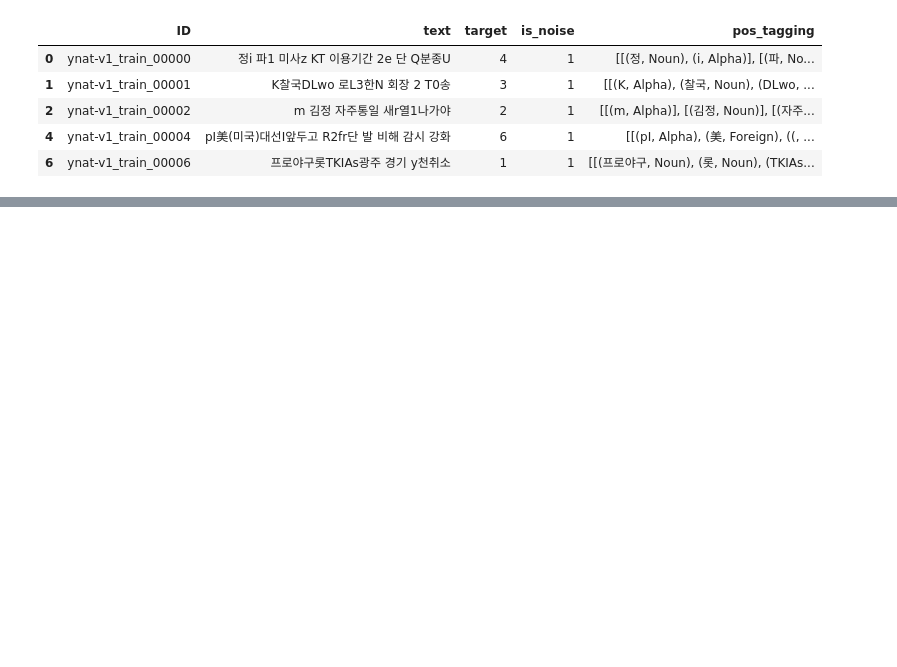
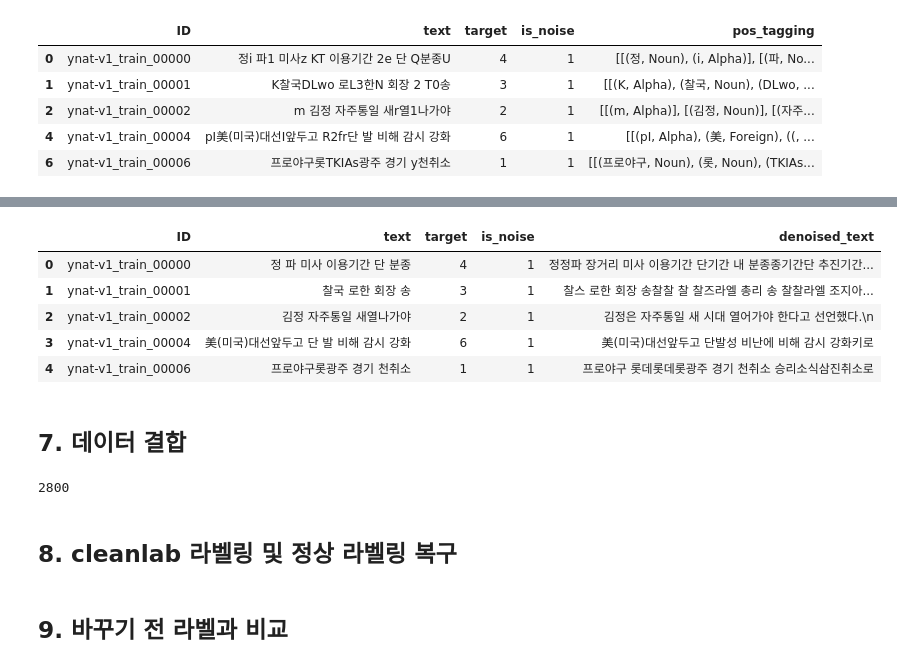
Before and after one commit to yeseoLee/Data-Centric-Topic-Classification, a Jupyter notebook: notebooks/denoising.ipynb, the cells around one changed output, grey strips where cells are left out. Saved outputs shown, nothing was run; the diff lists cells and outputs as text; code cells hidden in the pictures; blank space fills up the shorter version.

```diff
--- a/notebooks/denoising.ipynb
+++ b/notebooks/denoising.ipynb
@@ -193,0 +196,5 @@ df.to_csv("4_d_1606_only_noise.csv", index=False)
+# %%
+df = pd.read_csv("../data/3_d_2800_hanzi_dictionary.csv")
+df = df[df["is_noise"]==0]
+len(df)
+df.to_csv("5_d_1198_only_not_noise.csv", index=False)
@@ -193,0 +255,6 @@ df.to_csv("4_d_1606_only_noise.csv", index=False)
+# %%
+import pandas as pd
+df_test = pd.read_csv("../data/4_d_1602_only_noise.csv")
+# %%
+test_data = list(df_test["text"])
+len(test_data)
@@ -193,0 +406,15 @@ df.to_csv("4_d_1606_only_noise.csv", index=False)
+# %%
+# 모델 학습
+print("학습 프로세스 시작...")
+reconstructor = prepare_and_train(df)
+
+print("모델 저장 중...")
+reconstructor.model.save_pretrained("./reconstructor/")
+reconstructor.tokenizer.save_pretrained("./reconstructor")
+
+# 테스트
+print("\n=== 테스트 결과 ===")
+result_data = []
+for text in test_data:
+    reconstructed = reconstructor.reconstruct(text)
+    result_data.append(reconstructed)
@@ -193,0 +443,10 @@ df.to_csv("4_d_1606_only_noise.csv", index=False)
+# %%
+df_test["denoised_text"] = result_data
+df_test.head()
+# %% [output]
+|  | ID | text | target | is_noise | denoised_text |
+| 0 | ynat-v1_train_00000 | 정 파 미사 이용기간 단 분종 | 4 | 1 | 정정파 장거리 미사 이용기간 단기간 내 분종종기간단 추진기간... |
+| 1 | ynat-v1_train_00001 | 찰국 로한 회장 송 | 3 | 1 | 찰스 로한 회장 송찰찰 찰 찰즈라엘 총리 송 찰찰라엘 조지아... |
+| 2 | ynat-v1_train_00002 | 김정 자주통일 새열나가야 | 2 | 1 | 김정은 자주통일 새 시대 열어가야 한다고 선언했다.\n |
+| 3 | ynat-v1_train_00004 | 美(미국)대선앞두고 단 발 비해 감시 강화 | 6 | 1 | 美(미국)대선앞두고 단발성 비난에 비해 감시 강화키로 |
+| 4 | ynat-v1_train_00006 | 프로야구롯광주 경기 천취소 | 1 | 1 | 프로야구 롯데롯데롯광주 경기 천취소 승리소식삼진취소로 |
@@ -193,0 +457,19 @@ df.to_csv("4_d_1606_only_noise.csv", index=False)
+# %% [markdown]
+## 7. 데이터 결합
+# %%
+import pandas as pd
+df1 = pd.read_csv("../data/5_d_1198_only_not_noise.csv")
+df2 = pd.read_csv("../data/6_d_1602_kobart_denoise.csv")
+
+df = pd.concat([df1,df2], axis=0)
+df["text"] = df["text"].str.strip()
+df["text"] = df["text"].apply(lambda x: re.sub(r"\s+", " ", x))
+
+print(len(df))
+df = df.sort_values(by="ID", ascending=True)
+df = df[['ID', 'text', 'target']]
+df.to_csv("7_d_2800_kobart_denoise.csv",index=False)
+# %% [output]
+2800
+# %% [markdown]
+## 8. cleanlab 라벨링 및 정상 라벨링 복구
@@ -193,0 +492,2 @@ df.to_csv("4_d_1606_only_noise.csv", index=False)
+# %% [markdown]
+## 9. 바꾸기 전 라벨과 비교
```
Also changed, not shown: parts of 18 cells of this notebook, 2 other files.
